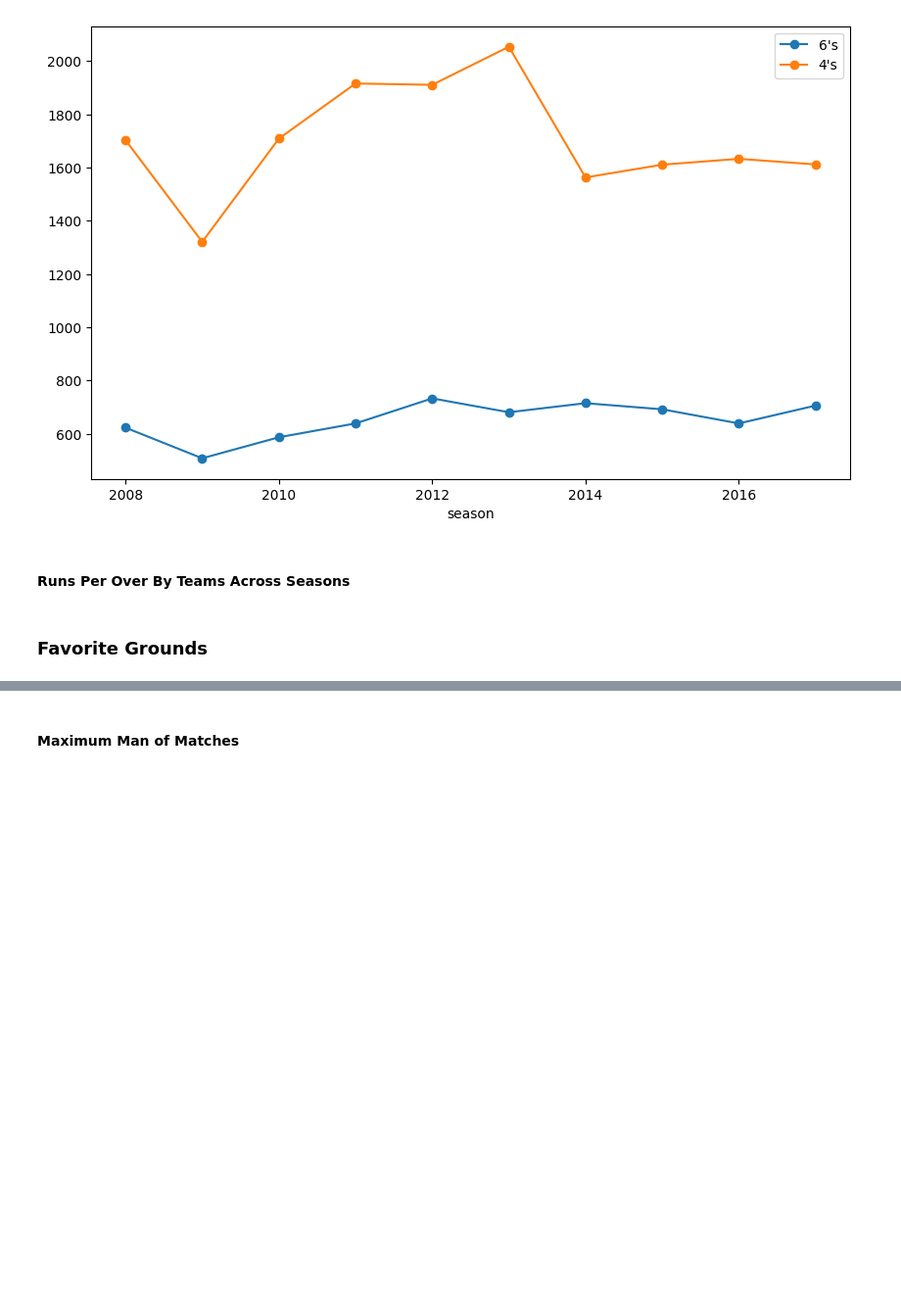
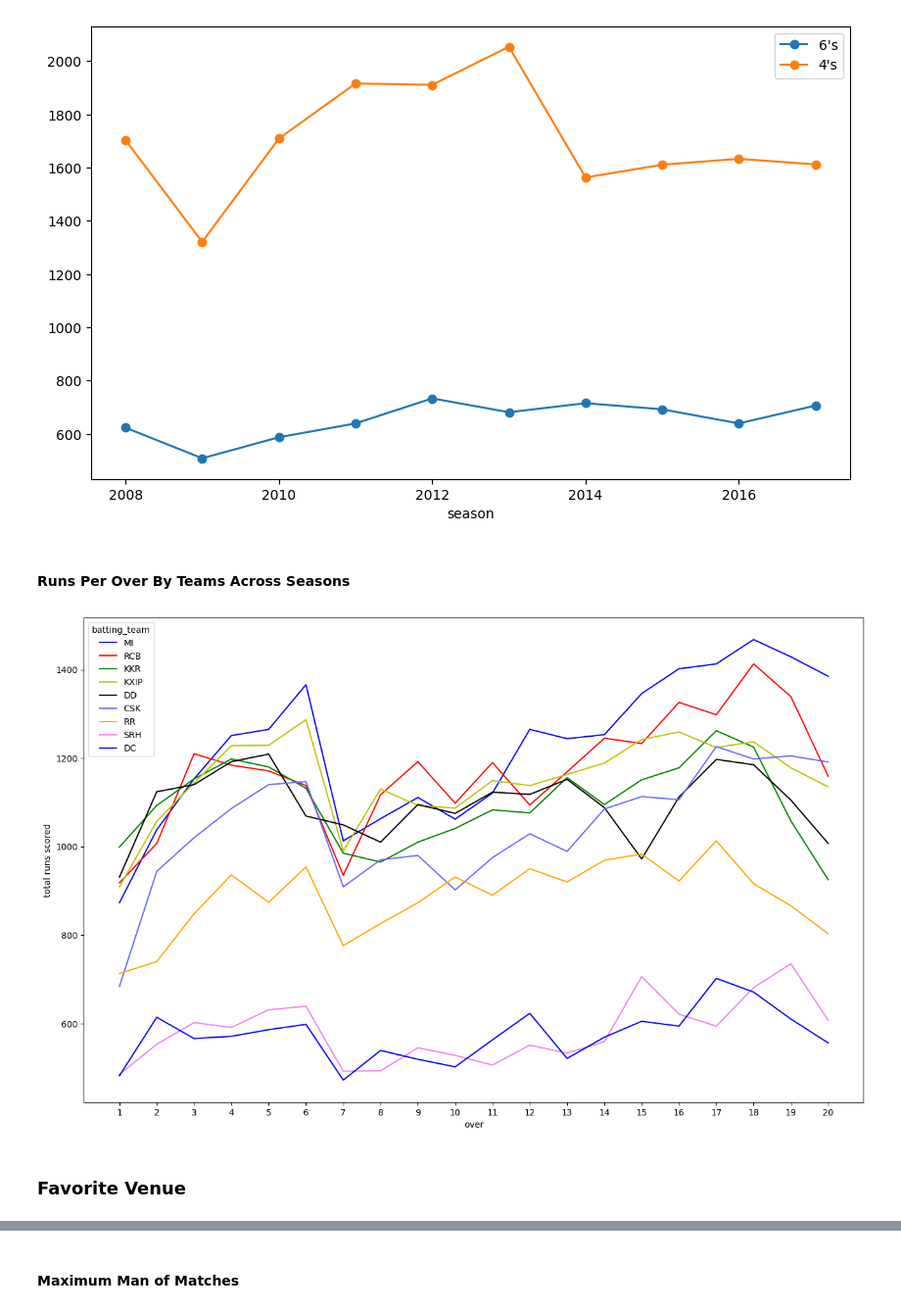
Before and after one commit to DataSphereX/Python_FAI, a Jupyter notebook: IPL_Match_Student.ipynb, the cells around one changed output, grey strips where cells are left out. Shown: that part at 98% size. Drawn from its saved outputs; the diff is of its cells as text; code cells hidden in the pictures; blank space fills up the shorter version.

```diff
--- a/IPL_Match_Student.ipynb
+++ b/IPL_Match_Student.ipynb
@@ -386,2 +376,19 @@ plt.show()
+# %%
+runs_per_over = delivery.pivot_table(index = ['over'],
+                    columns = 'batting_team',
+                    values = 'total_runs',
+                    aggfunc = sum)
+
+runs_per_over[matches_played_byteams[matches_played_byteams['Total Matches'] > 50].index].plot(color = ['b', 'r', 'g', 'y', 'black', '#6666ff', '#FFA500', 'violet'])
+
+x = [1, 2, 3, 4, 5, 6, 7, 8, 9, 10, 11, 12, 13, 14,15, 16, 17, 18, 19, 20]
+
+mlt.xticks(x)
+mlt.ylabel('total runs scored')
+fig = mlt.gcf()
+fig.set_size_inches(16, 10)
+mlt.show()
+# %% [output]
+[figure, added]
 # %% [markdown]
-### Favorite Grounds
+### Favorite Venue
```
Also changed, not shown: parts of 17 cells of this notebook.
